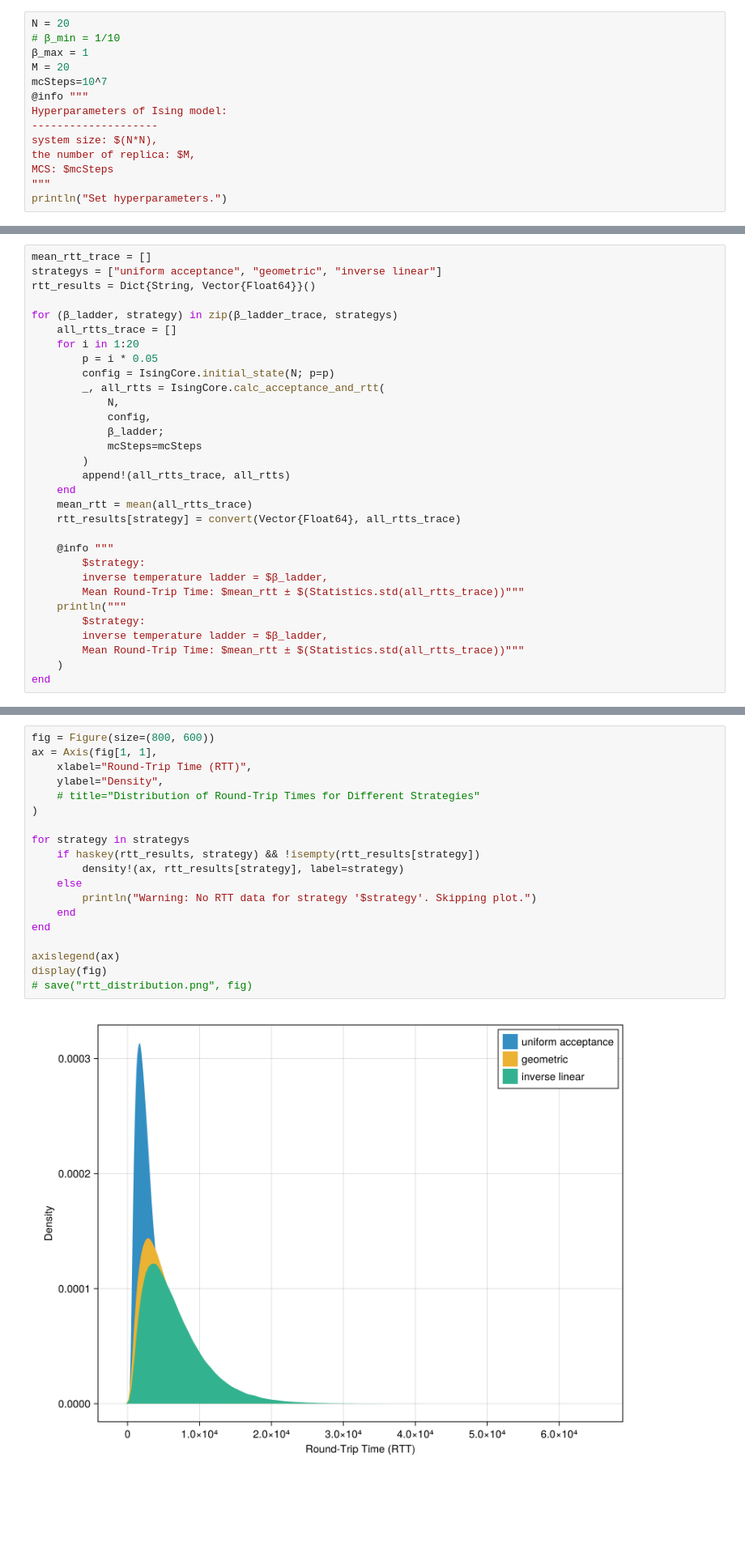
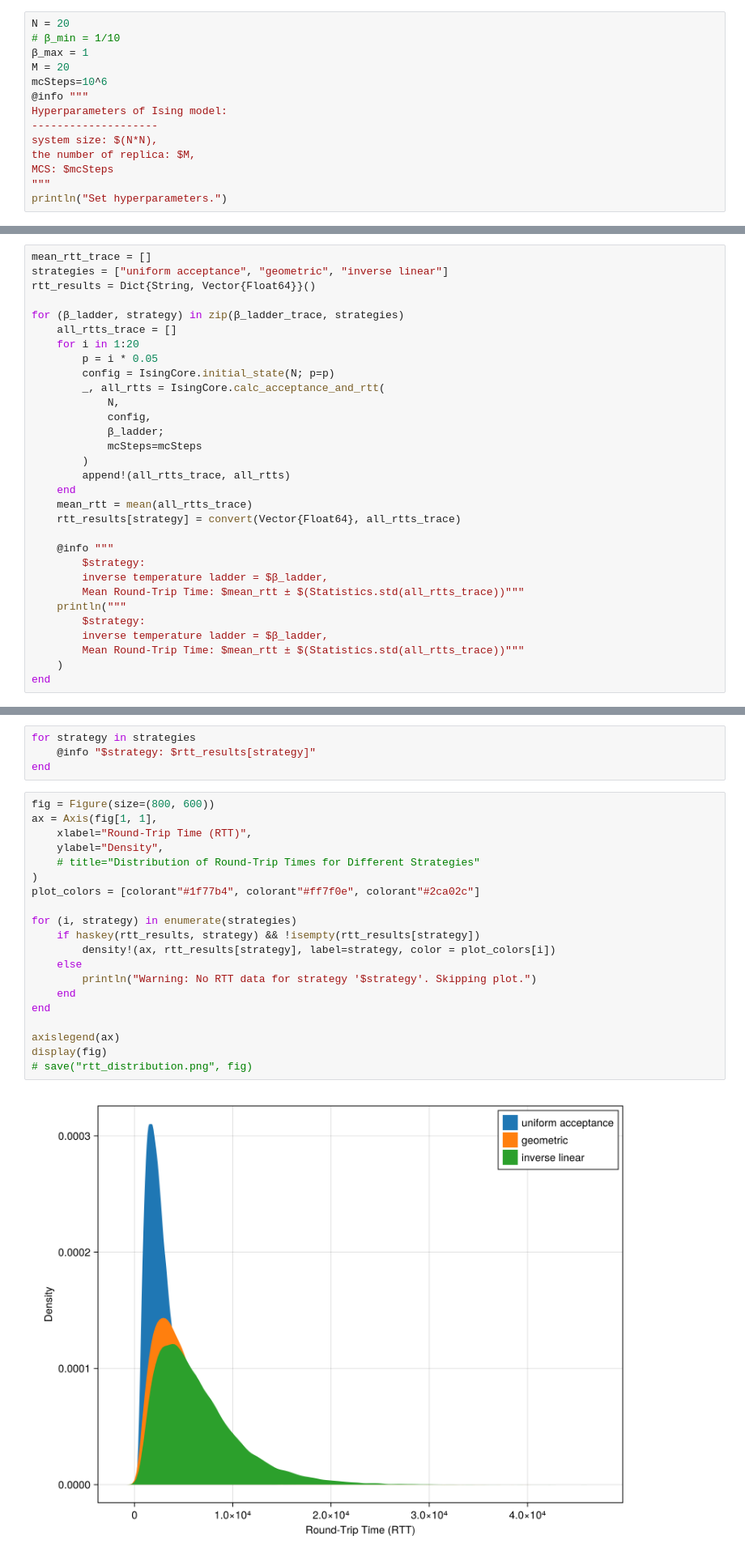
Before and after one commit to tatsuya0926/optimize-temperature-set, a Jupyter notebook: score_method/Ising_model/evaluate_rtt.ipynb, the cells around one changed output, grey strips where cells are left out. Shown at 81% size. Drawn from its saved outputs; the diff is of its cells as text; blank space fills up the shorter version.

```diff
--- a/score_method/Ising_model/evaluate_rtt.ipynb
+++ b/score_method/Ising_model/evaluate_rtt.ipynb
@@ -17,7 +17,7 @@ N = 20
 # β_min = 1/10
 β_max = 1
 M = 20
-mcSteps=10^7
+mcSteps=10^6
 @info """
 Hyperparameters of Ising model:
 --------------------
@@ -51,10 +51,10 @@ push!(β_ladder_trace, inverse_linear_β_ladder)
  [0.0, 0.05263157894736842, 0.10526315789473684, 0.15789473684210525, 0.21052631578947367, 0.2631578947368421, 0.3157894736842105, 0.3684210526315789, 0.42105263157894735, 0.47368421052631576, 0.52631 ...
 # %%
 mean_rtt_trace = []
-strategys = ["uniform acceptance", "geometric", "inverse linear"]
+strategies = ["uniform acceptance", "geometric", "inverse linear"]
 rtt_results = Dict{String, Vector{Float64}}()
 
-for (β_ladder, strategy) in zip(β_ladder_trace, strategys)
+for (β_ladder, strategy) in zip(β_ladder_trace, strategies)
     all_rtts_trace = []
     for i in 1:20
         p = i * 0.05
@@ -93,22 +93,27 @@ Mean Round-Trip Time: 6595.530675545026 ± 4373.197984182129
+# %%
+for strategy in strategies
+    @info "$strategy: $rtt_results[strategy]"
+end
 # %%
 fig = Figure(size=(800, 600))
 ax = Axis(fig[1, 1],
     xlabel="Round-Trip Time (RTT)",
     ylabel="Density",
     # title="Distribution of Round-Trip Times for Different Strategies"
 )
+plot_colors = [colorant"#1f77b4", colorant"#ff7f0e", colorant"#2ca02c"]
 
-for strategy in strategys
+for (i, strategy) in enumerate(strategies)
     if haskey(rtt_results, strategy) && !isempty(rtt_results[strategy])
-        density!(ax, rtt_results[strategy], label=strategy)
+        density!(ax, rtt_results[strategy], label=strategy, color = plot_colors[i])
     else
         println("Warning: No RTT data for strategy '$strategy'. Skipping plot.")
     end
 end
 
 axislegend(ax)
 display(fig)
 # save("rtt_distribution.png", fig)
 # %% [output]
-[figure, old version]
+[figure, new version]
 CairoMakie.Screen{IMAGE}
```
Also changed, not shown: parts of 4 cells of this notebook.
